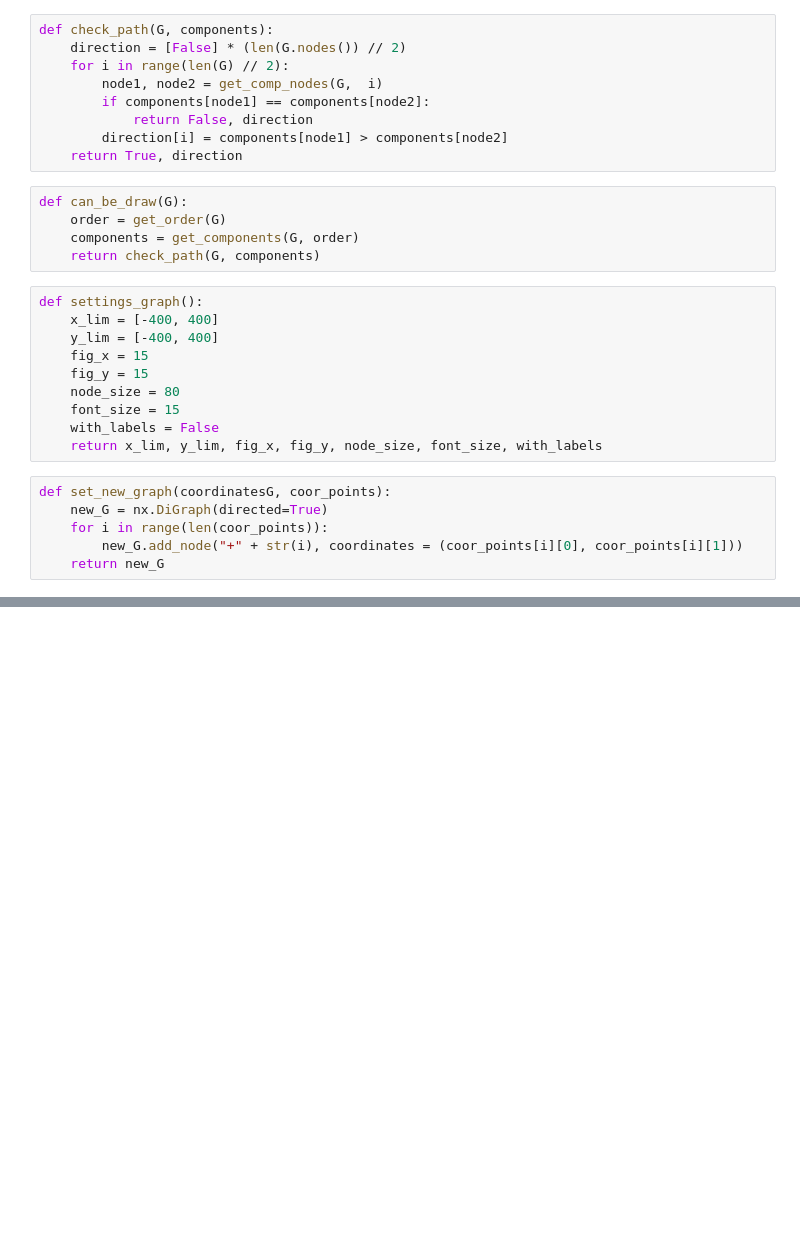
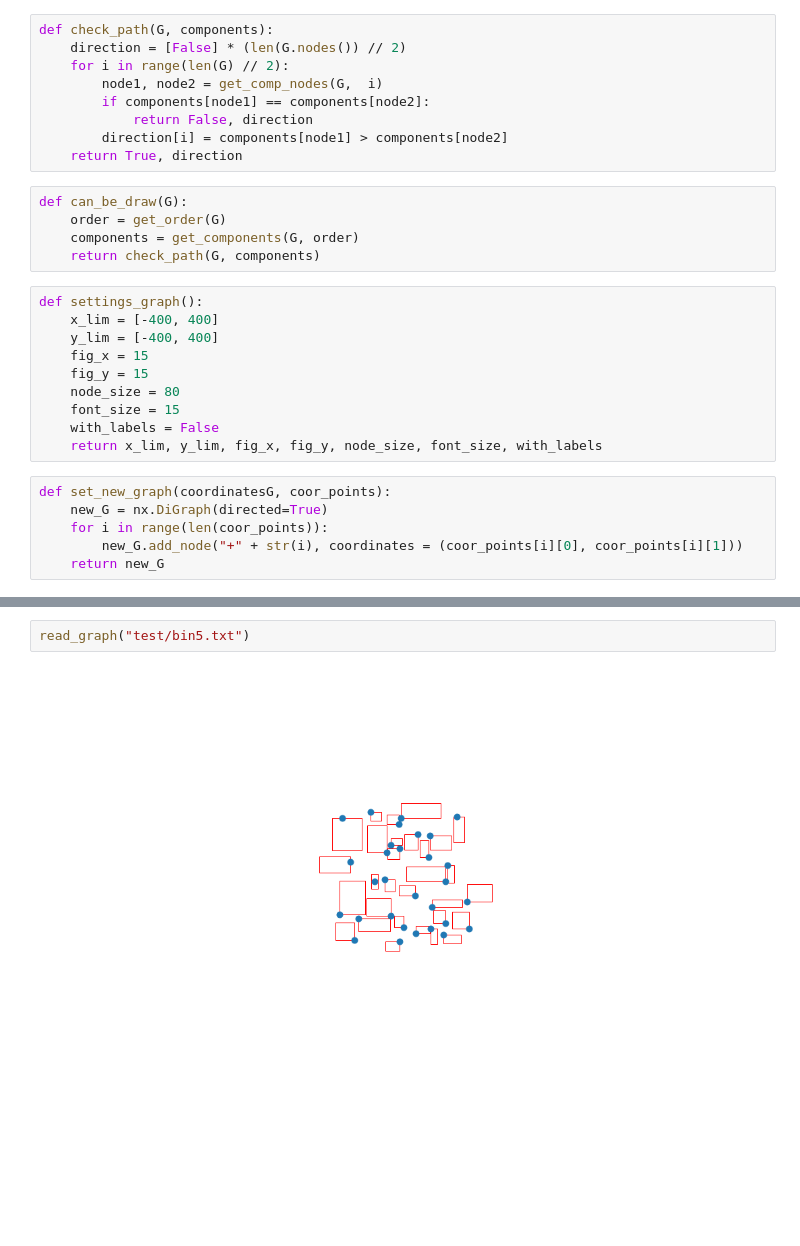
Before and after one commit to Tiger20111/ATD, a Jupyter notebook: homework3/LabelPlacement.ipynb, the cells around one changed output, grey strips where cells are left out. Drawn from its saved outputs; the diff is of its cells as text; blank space fills up the shorter version.

```diff
--- a/homework3/LabelPlacement.ipynb
+++ b/homework3/LabelPlacement.ipynb
@@ -213,0 +216,4 @@ read_graph("test/bin4.txt")
+# %%
+read_graph("test/bin5.txt")
+# %% [output]
+[figure, added]
```
Also changed, not shown: parts of 11 cells of this notebook.
